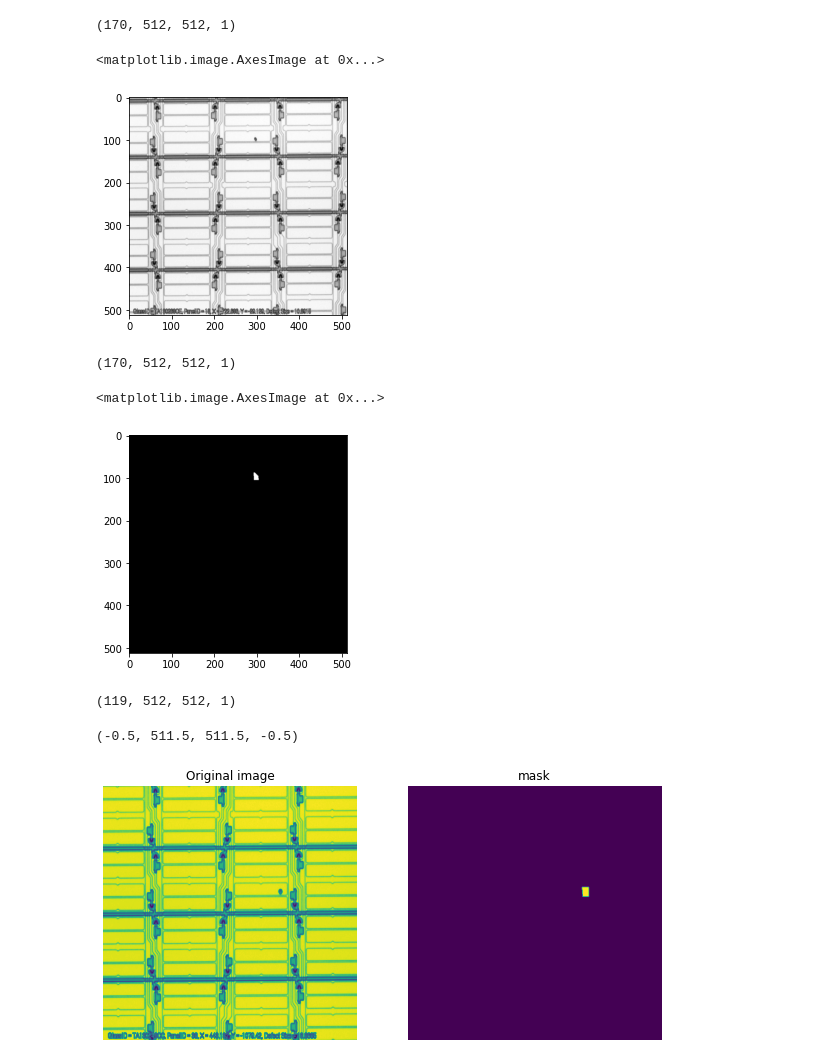
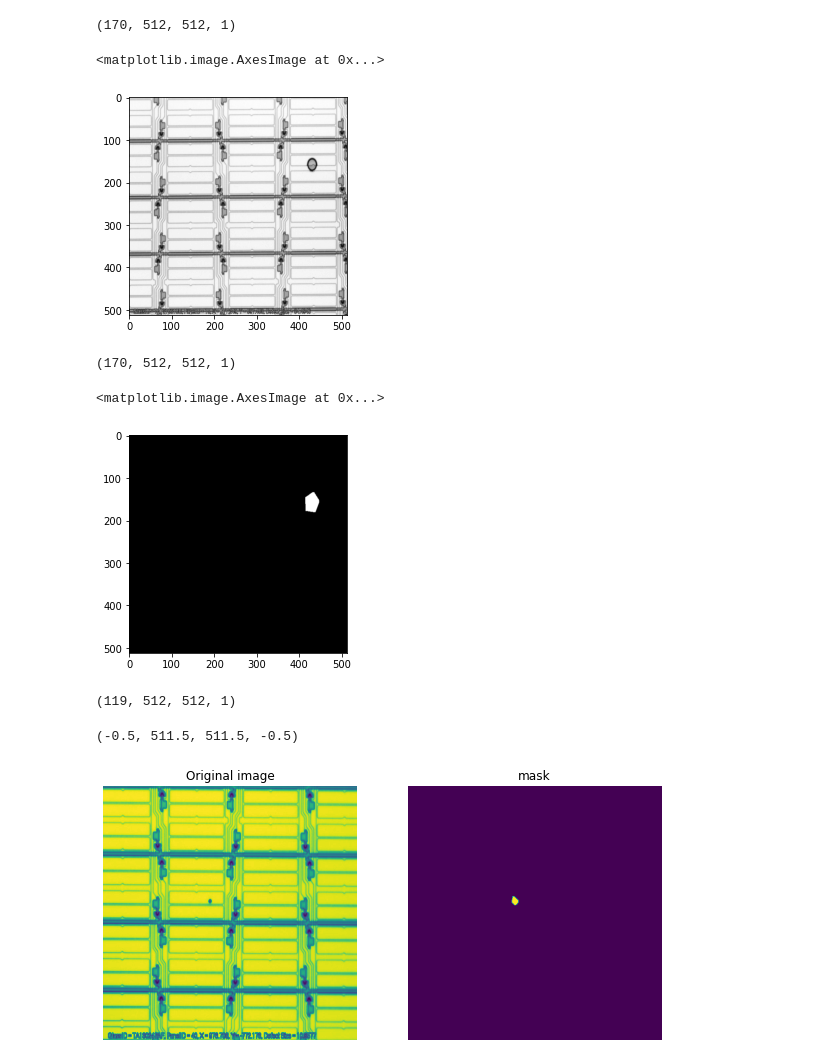
Before and after one commit to rudra404/screen-defects-segmentation-UNet, a Jupyter notebook: UNet_on_TCL_TPDEB_dataset.ipynb, the cells around one changed output. Saved outputs shown, nothing was run; the diff lists cells and outputs as text; code cells hidden in the pictures.

```diff
--- a/UNet_on_TCL_TPDEB_dataset.ipynb
+++ b/UNet_on_TCL_TPDEB_dataset.ipynb
@@ -74,11 +72,10 @@ X.shape
 # %% [output]
 (170, 512, 512, 1)
 # %%
-
-plt.imshow(X[169,:,:,0], cmap='gray')
+plt.imshow(X[0,:,:,0], cmap='gray')
 # %% [output]
 <matplotlib.image.AxesImage at 0x...>
-[figure, old version]
+[figure, new version]
 # %%
 for root, dirs, files in os.walk('drive/MyDrive/Colab Notebooks/TPDEB/png_labels'):
     dirs.sort()
@@ -103,10 +100,10 @@ y.shape
 # %% [output]
 (170, 512, 512, 1)
 # %%
-plt.imshow(y[169,:,:,0], cmap='gray')
+plt.imshow(y[0,:,:,0], cmap='gray')
 # %% [output]
 <matplotlib.image.AxesImage at 0x...>
-[figure, old version]
+[figure, new version]
 # %%
 import sklearn
 from sklearn.model_selection import train_test_split
@@ -117,21 +114,21 @@ X_train.shape
 # %% [output]
 (119, 512, 512, 1)
 # %%
-test = np.array(255*(X_test[15,:,:,0]), dtype=np.uint8)
-test1 = np.array(255*(y_test[15,:,:,0]), dtype=np.uint8)
+test = np.array(255*(X_test[0,:,:,0]), dtype=np.uint8)
+test1 = np.array(255*(y_test[0,:,:,0]), dtype=np.uint8)
 plt.figure(figsize=(10, 10))
 
 plt.subplot(1, 2, 1)
 plt.imshow(test)
 plt.title('Original image')
 plt.axis('off')
 plt.subplot(1, 2, 2)
 plt.imshow(test1)
 plt.title('mask')
 plt.axis('off')
 # %% [output]
 (-0.5, 511.5, 511.5, -0.5)
-[figure, old version]
+[figure, new version]
 # %%
 img_rows = 512
 img_cols = 512
```
Also changed, not shown: parts of 9 cells of this notebook.
